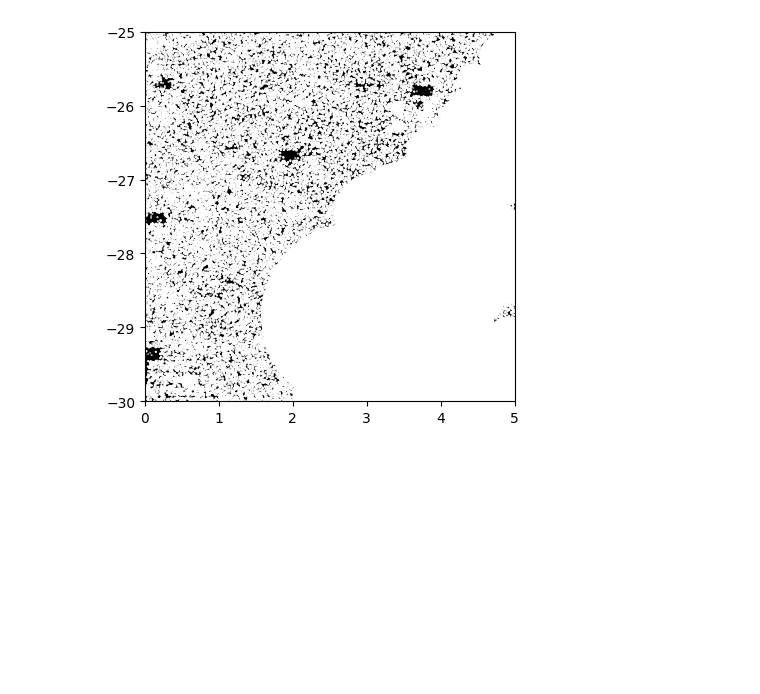
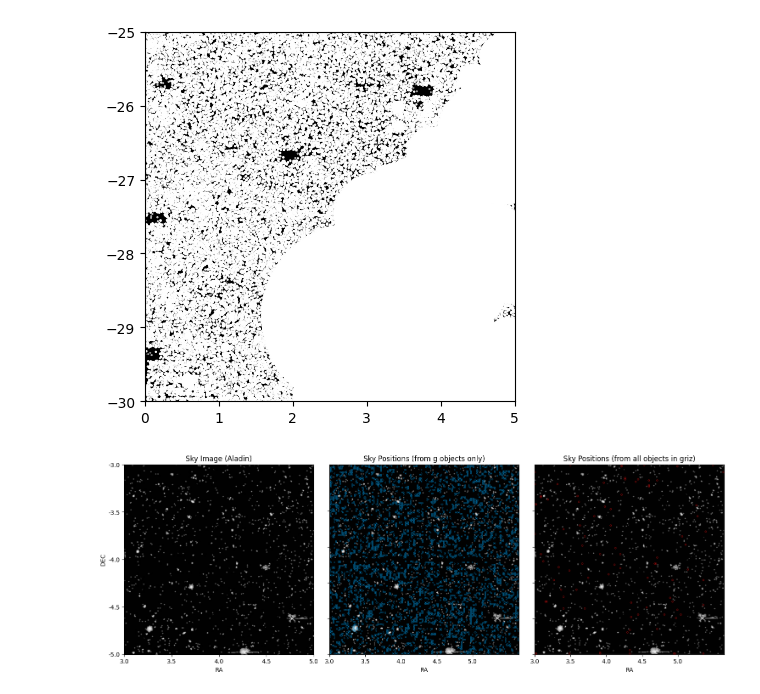
Before and after one commit to cyb0rb/WiFeS_Catalog, a Jupyter notebook: Figures_for_Report.ipynb, the cells around one changed output. Cells and saved outputs as stored; diff of their text form; code cells hidden in the pictures; blank space fills up the shorter version.

Commit message:
adding images

```diff
--- a/Figures_for_Report.ipynb
+++ b/Figures_for_Report.ipynb
@@ -1310,3 +1310,40 @@ ax.set_aspect('equal')
 plt.show()
 # %% [output]
 [figure]
+# %%
+import matplotlib.image as mpimg
+
+im1 = mpimg.imread('aladin.jpg')
+im2 = mpimg.imread('aladin_g.png')
+im3 = mpimg.imread('aladin_griz.png')
+
+fig, ax = plt.subplots(1,3,figsize=[15,5])
+positions = [0,135,270,405,540]
+xlabels = ['3.0','3.5','4.0','4.5','5.0']
+ylabels = ['-5.0','-4.5','-4.0','-3.5','-3.0']
+
+ax[0].imshow(im1, origin='lower')
+ax[0].set_xticklabels(xlabels)
+ax[0].set_yticklabels(ylabels)
+ax[0].set_xticks(positions)
+ax[0].set_yticks(positions)
+ax[0].set(xlabel="RA", ylabel="DEC", title="Sky Image (Aladin)")
+
+ax[1].imshow(im2, origin='lower')
+ax[1].set_xticklabels(xlabels)
+ax[1].tick_params(labelleft=False)
+ax[1].set_xticks(positions)
+ax[1].set_yticks(positions)
+ax[1].set(xlabel="RA", title="Sky Positions (from g objects only)")
+
+ax[2].imshow(im3, origin='lower')
+ax[2].set_xticklabels(xlabels)
+ax[2].tick_params(labelleft=False)
+ax[2].set_xticks(positions)
+ax[2].set_yticks(positions)
+ax[2].set(xlabel="RA", title="Sky Positions (from all objects in griz)")
+
+fig.tight_layout()
+#fig.suptitle("Comparing Allowed Sky Positions using Object Detection in Different Bands")
+# %% [output]
+[figure, added]
```
Also changed, not shown: 7 other files.
